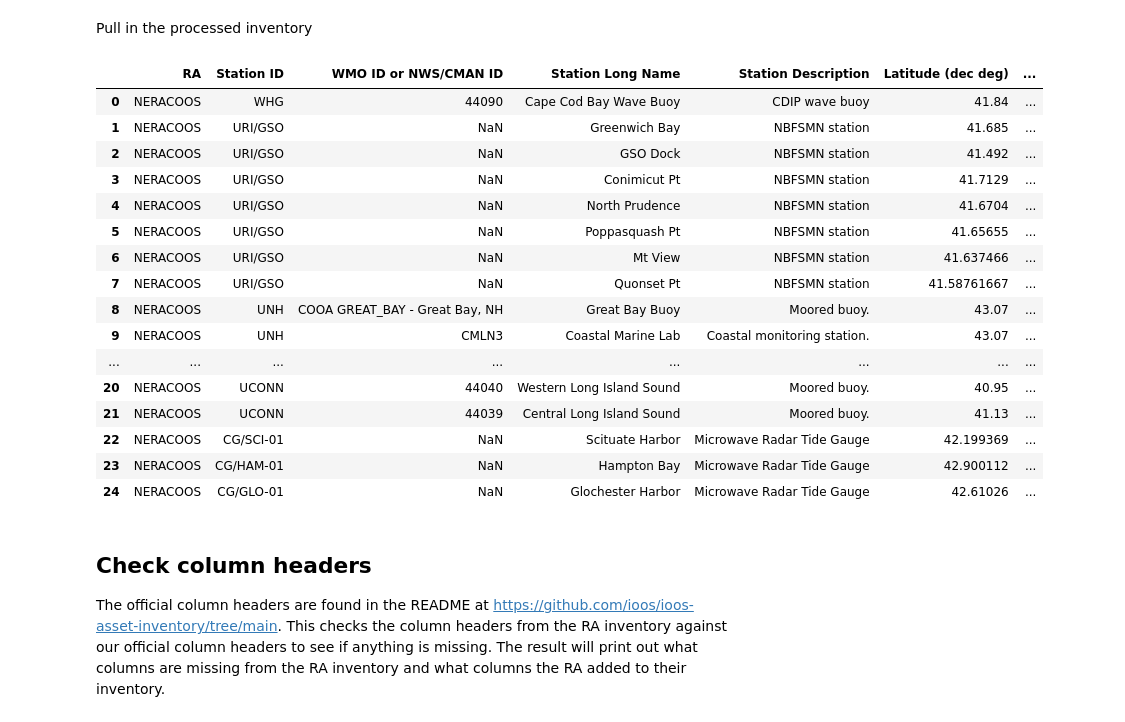
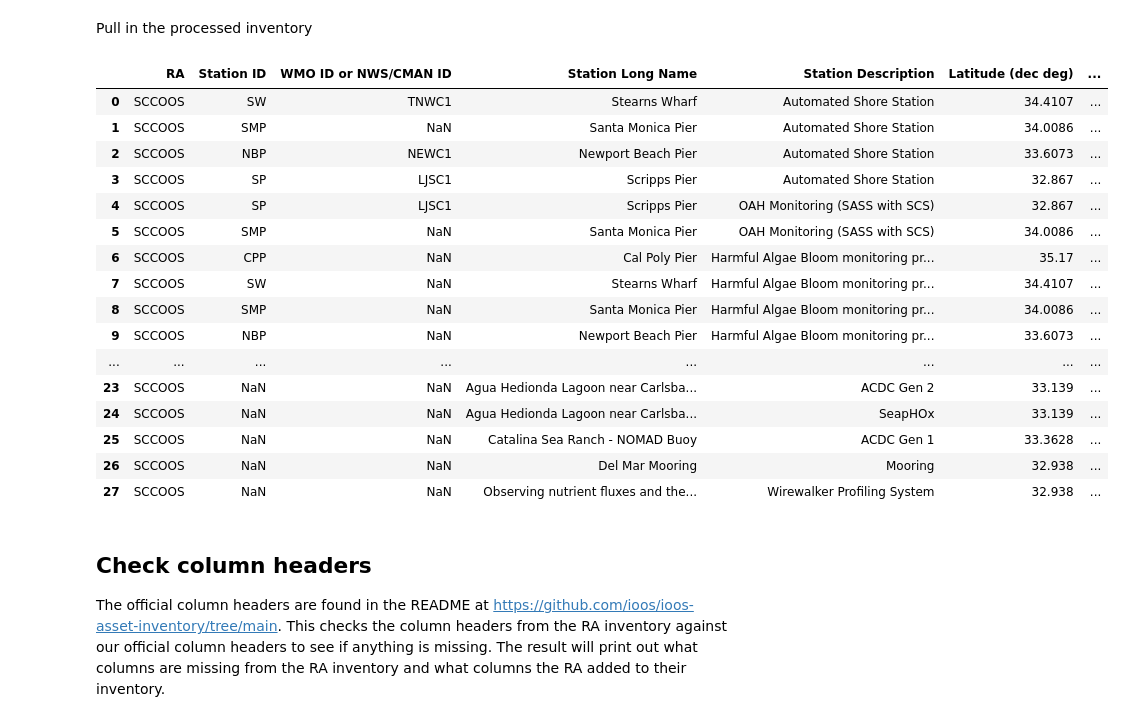
Before and after one commit to ioos/ioos-asset-inventory, a Jupyter notebook: spot_check_stations.ipynb, the cells around one changed output. Drawn from its saved outputs; the diff is of its cells as text; code cells hidden in the pictures.

```diff
--- a/spot_check_stations.ipynb
+++ b/spot_check_stations.ipynb
@@ -9,7 +9,7 @@ import re
 # %% [markdown]
 Pull in the processed inventory
 # %%
-ra = "neracoos"
+ra = "sccoos"
 
 #
 # df_cruise = df[df['Station Description'] == 'Chesapeake Bay WQ Cruise Data ']
@@ -17,49 +17,49 @@ ra = "neracoos"
 #df_aws = df[df['Station ID'] == 'Humboldt']
 # #url = 'http://tds.glos.us/thredds/dodsC/buoy_agg_standard/OMOECC_E1/OMOECC_E1.ncml'
 # #url = 'http://tds.glos.us/thredds/dodsC/buoy_agg_standard/45186/45186.ncml'
 # #url = 'http://tds.glos.us/thredds/dodsC/buoy_agg_standard/bgsusd2/bgsusd2.ncml'
 # url = 'http://oos.soest.hawaii.edu/thredds/dodsC/hioos/nss/ns12agg'
 # print(url)
 # ds = xr.open_dataset(url)
 # #ds = netCDF4.Dataset(url,'r')
 # title = ds.title
 # start_time = np.datetime_as_string(ds.time.min().values, unit='D')
 # end_time = np.datetime_as_string(ds.time.max().values, unit='D')
 # print('Duration: %s - %s' % (np.datetime_as_string(ds.time.min().values, unit='D'),
 #                              np.datetime_as_string(ds.time.max().values, unit='D'))
 #       )
 
 # Try glos web server
 # url = 'https://glbuoys.glos.us/tools/export?ftype=csv&data_type=buoy&units=eng&locs=OMOECC_E1&params=Water_Temperature_at_Surface|dissolved_oxygen_saturation|water_conductivity|ysi_turbidity&tperiod=custom&date_start=2020-01-01&date_end=2020-12-31&avg_ivld=none'
 # df = erddapy.ERDDAP.to_pandas(url)
 
 ## using ERDDAP to look for stations
 # check out http://data.glos.us/erddap/tabledap/allDatasets.htmlTable?datasetID%2Ctitle%2CminTime%2CmaxTime&maxTime%3E=2020-01-01&maxTime%3C=2020-12-31&orderBy(%22maxTime%22)
 # that lists out all the GLOS stations with the maximum time of observations within the year 2020 (on their ERDDAP).
 
 
 ra_clean = re.sub(r'[0-9]', '', ra) # remove number from RA
 
 df = pd.read_excel('2023/data/processed/%s.xlsx' % ra_clean.upper(), dtype=str)
 df
 # %% [output]
 |  | RA | Station ID | WMO ID or NWS/CMAN ID | Station Long Name | Station Description | Latitude (dec deg) | ... |
-| 0 | NERACOOS | WHG | 44090 | Cape Cod Bay Wave Buoy | CDIP wave buoy | 41.84 | ... |
-| 1 | NERACOOS | URI/GSO | NaN | Greenwich Bay | NBFSMN station | 41.685 | ... |
-| 2 | NERACOOS | URI/GSO | NaN | GSO Dock | NBFSMN station | 41.492 | ... |
-| 3 | NERACOOS | URI/GSO | NaN | Conimicut Pt | NBFSMN station | 41.7129 | ... |
-| 4 | NERACOOS | URI/GSO | NaN | North Prudence | NBFSMN station | 41.6704 | ... |
-| 5 | NERACOOS | URI/GSO | NaN | Poppasquash Pt | NBFSMN station | 41.65655 | ... |
-| 6 | NERACOOS | URI/GSO | NaN | Mt View | NBFSMN station | 41.637466 | ... |
-| 7 | NERACOOS | URI/GSO | NaN | Quonset Pt | NBFSMN station | 41.58761667 | ... |
-| 8 | NERACOOS | UNH | COOA GREAT_BAY - Great Bay, NH | Great Bay Buoy | Moored buoy. | 43.07 | ... |
-| 9 | NERACOOS | UNH | CMLN3 | Coastal Marine Lab | Coastal monitoring station. | 43.07 | ... |
+| 0 | SCCOOS | SW | TNWC1 | Stearns Wharf | Automated Shore Station | 34.4107 | ... |
+| 1 | SCCOOS | SMP | NaN | Santa Monica Pier | Automated Shore Station | 34.0086 | ... |
+| 2 | SCCOOS | NBP | NEWC1 | Newport Beach Pier | Automated Shore Station | 33.6073 | ... |
+| 3 | SCCOOS | SP | LJSC1 | Scripps Pier | Automated Shore Station | 32.867 | ... |
+| 4 | SCCOOS | SP | LJSC1 | Scripps Pier | OAH Monitoring (SASS with SCS) | 32.867 | ... |
+| 5 | SCCOOS | SMP | NaN | Santa Monica Pier | OAH Monitoring (SASS with SCS) | 34.0086 | ... |
+| 6 | SCCOOS | CPP | NaN | Cal Poly Pier | Harmful Algae Bloom monitoring pr... | 35.17 | ... |
+| 7 | SCCOOS | SW | NaN | Stearns Wharf | Harmful Algae Bloom monitoring pr... | 34.4107 | ... |
+| 8 | SCCOOS | SMP | NaN | Santa Monica Pier | Harmful Algae Bloom monitoring pr... | 34.0086 | ... |
+| 9 | SCCOOS | NBP | NaN | Newport Beach Pier | Harmful Algae Bloom monitoring pr... | 33.6073 | ... |
 | ... | ... | ... | ... | ... | ... | ... | ... |
-| 20 | NERACOOS | UCONN | 44040 | Western Long Island Sound | Moored buoy. | 40.95 | ... |
-| 21 | NERACOOS | UCONN | 44039 | Central Long Island Sound | Moored buoy. | 41.13 | ... |
-| 22 | NERACOOS | CG/SCI-01 | NaN | Scituate Harbor | Microwave Radar Tide Gauge | 42.199369 | ... |
-| 23 | NERACOOS | CG/HAM-01 | NaN | Hampton Bay | Microwave Radar Tide Gauge | 42.900112 | ... |
-| 24 | NERACOOS | CG/GLO-01 | NaN | Glochester Harbor | Microwave Radar Tide Gauge | 42.61026 | ... |
+| 23 | SCCOOS | NaN | NaN | Agua Hedionda Lagoon near Carlsba... | ACDC Gen 2 | 33.139 | ... |
+| 24 | SCCOOS | NaN | NaN | Agua Hedionda Lagoon near Carlsba... | SeapHOx | 33.139 | ... |
+| 25 | SCCOOS | NaN | NaN | Catalina Sea Ranch - NOMAD Buoy | ACDC Gen 1 | 33.3628 | ... |
+| 26 | SCCOOS | NaN | NaN | Del Mar Mooring | Mooring | 32.938 | ... |
+| 27 | SCCOOS | NaN | NaN | Observing nutrient fluxes and the... | Wirewalker Profiling System | 32.938 | ... |
 # %% [markdown]
 ## Check column headers
 
```
Also changed, not shown: parts of 17 cells of this notebook, 10 other files.
